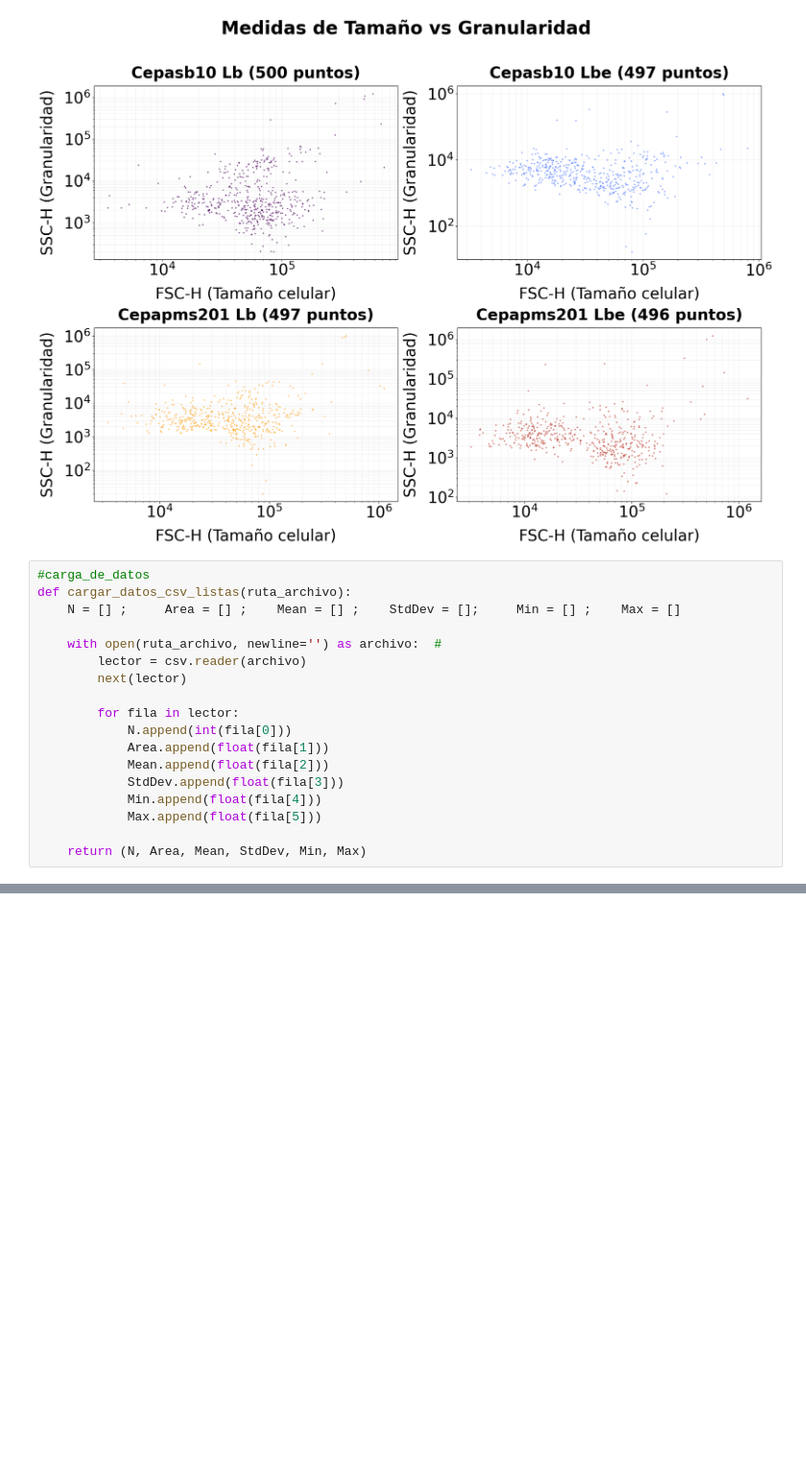
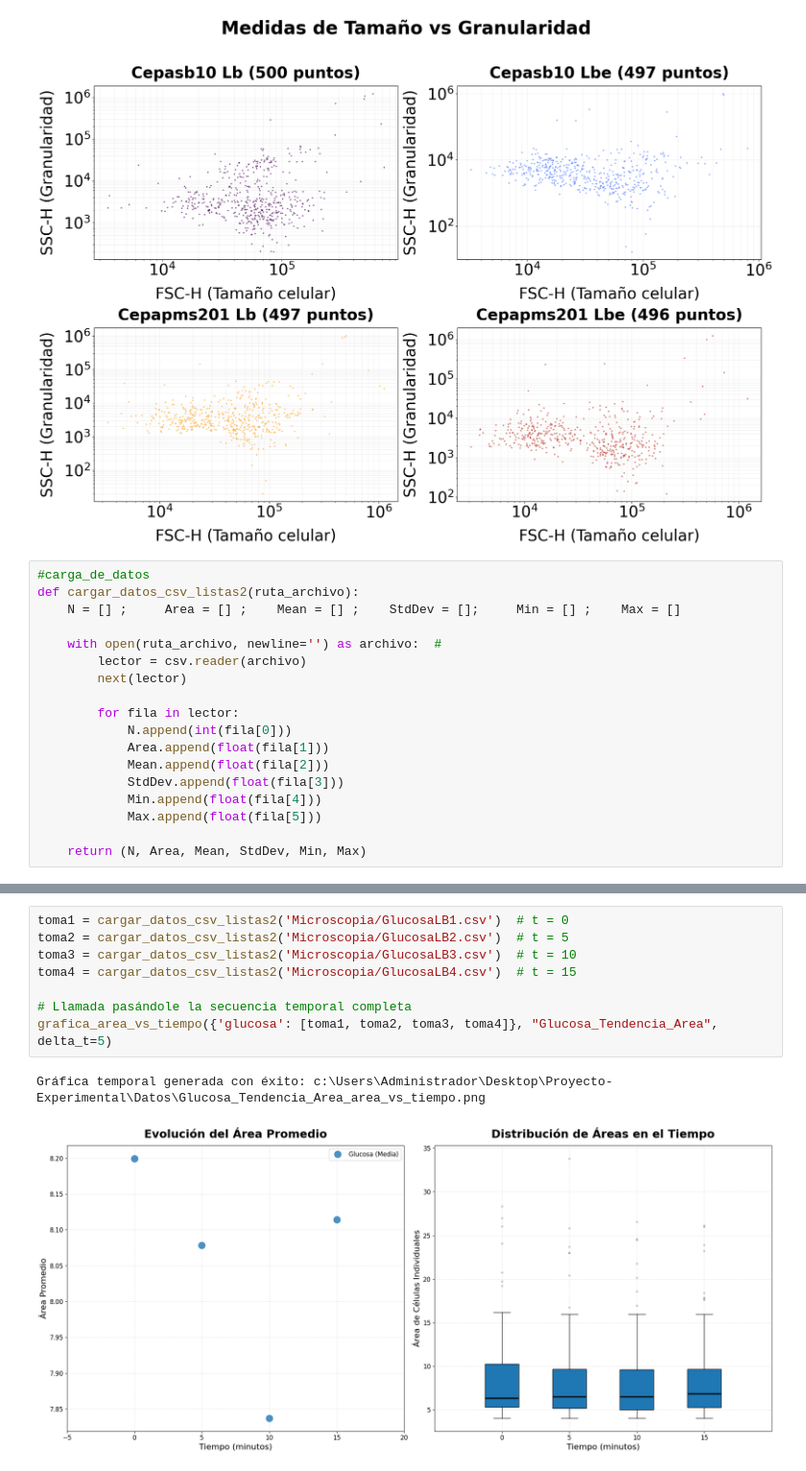
Before and after one commit to ValentinaBustos2025/Proyecto-Experimental, a Jupyter notebook: Datos/cargaDeDatoYPlot copy.ipynb, the cells around one changed output, grey strips where cells are left out. Shown at 96% size. Saved outputs shown, nothing was run; the diff lists cells and outputs as text; blank space fills up the shorter version.

```diff
--- a/Datos/cargaDeDatoYPlot copy.ipynb
+++ b/Datos/cargaDeDatoYPlot copy.ipynb
@@ -251,7 +251,7 @@ Scatter guardado: c:\Users\Administrador\Desktop\Proyecto-Experimental\Datos\Dat
 [figure]
 # %%
 #carga_de_datos
-def cargar_datos_csv_listas(ruta_archivo):
+def cargar_datos_csv_listas2(ruta_archivo):
     N = [] ;     Area = [] ;    Mean = [] ;    StdDev = [];     Min = [] ;    Max = []
 
     with open(ruta_archivo, newline='') as archivo:  #
@@ -269,0 +346,11 @@ def cargar_datos_csv_listas(ruta_archivo):
+# %%
+toma1 = cargar_datos_csv_listas2('Microscopia/GlucosaLB1.csv')  # t = 0
+toma2 = cargar_datos_csv_listas2('Microscopia/GlucosaLB2.csv')  # t = 5
+toma3 = cargar_datos_csv_listas2('Microscopia/GlucosaLB3.csv')  # t = 10
+toma4 = cargar_datos_csv_listas2('Microscopia/GlucosaLB4.csv')  # t = 15
+
+# Llamada pasándole la secuencia temporal completa
+grafica_area_vs_tiempo({'glucosa': [toma1, toma2, toma3, toma4]}, "Glucosa_Tendencia_Area", delta_t=5)
+# %% [output]
+Gráfica temporal generada con éxito: c:\Users\Administrador\Desktop\Proyecto-Experimental\Datos\Glucosa_Tendencia_Area_area_vs_tiempo.png
+[figure, added]
```
Also changed, not shown: parts of 5 cells of this notebook.
